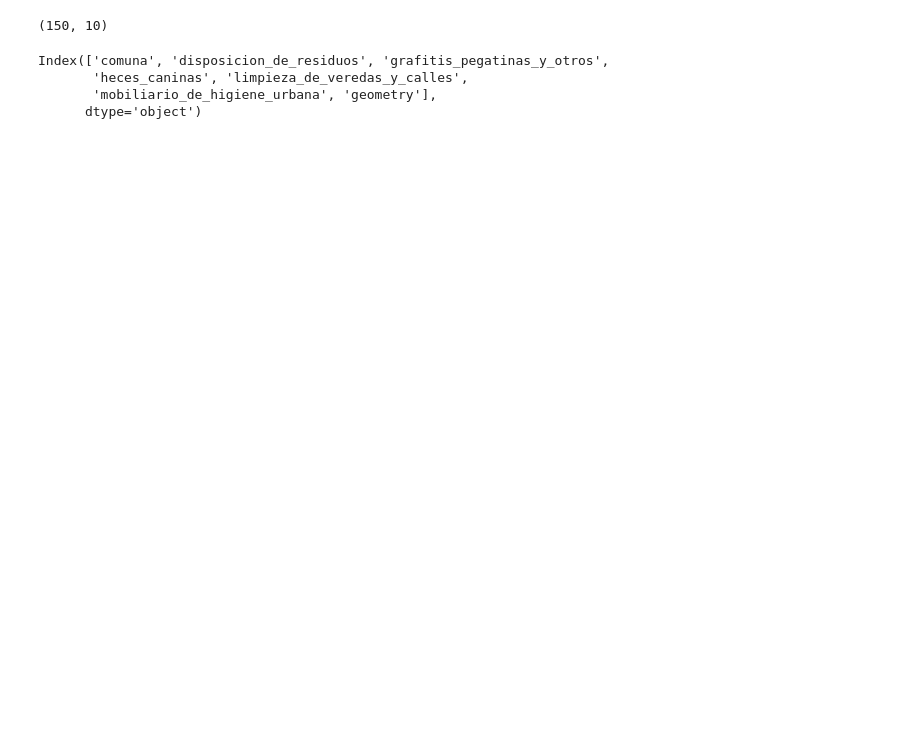
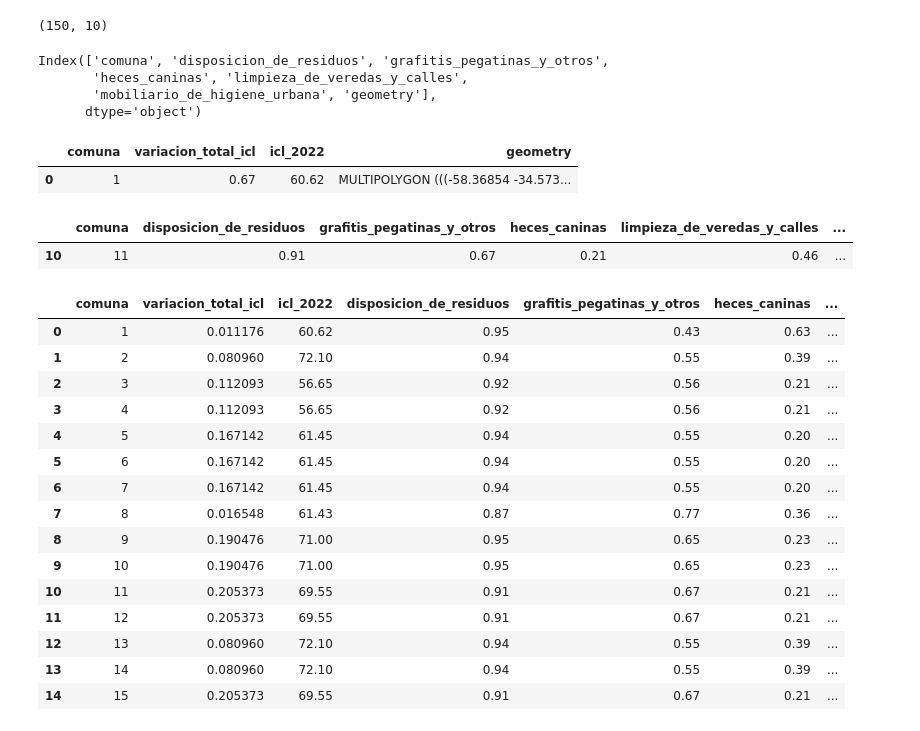
Before and after one commit to juanseh238/comuna-tracker, a Jupyter notebook: 05_analisis_recoleccion_basura.ipynb, the cells around one changed output. Saved outputs shown, nothing was run; the diff lists cells and outputs as text; code cells hidden in the pictures; blank space fills up the shorter version.

Commit message:
added ICL and variacion ICL.

```diff
--- a/05_analisis_recoleccion_basura.ipynb
+++ b/05_analisis_recoleccion_basura.ipynb
@@ -508,3 +517,34 @@ Index(['comuna', 'disposicion_de_residuos', 'grafitis_pegatinas_y_otros',
        'heces_caninas', 'limpieza_de_veredas_y_calles',
        'mobiliario_de_higiene_urbana', 'geometry'],
       dtype='object')
+# %%
+agged_tendencias_icl.sample()
+# %% [output]
+|  | comuna | variacion_total_icl | icl_2022 | geometry |
+| 0 | 1 | 0.67 | 60.62 | MULTIPOLYGON (((-58.36854 -34.573... |
+# %%
+reshaped_cumpliemiento_med_nivel.sample()
+# %% [output]
+|  | comuna | disposicion_de_residuos | grafitis_pegatinas_y_otros | heces_caninas | limpieza_de_veredas_y_calles | ... |
+| 10 | 11 | 0.91 | 0.67 | 0.21 | 0.46 | ... |
+# %%
+agged_basura_comunas = agged_tendencias_icl.merge(reshaped_cumpliemiento_med_nivel, on="comuna")
+agged_basura_comunas = gpd.GeoDataFrame(agged_basura_comunas, geometry="geometry")
+agged_basura_comunas
+# %% [output]
+|  | comuna | variacion_total_icl | icl_2022 | disposicion_de_residuos | grafitis_pegatinas_y_otros | heces_caninas | ... |
+| 0 | 1 | 0.011176 | 60.62 | 0.95 | 0.43 | 0.63 | ... |
+| 1 | 2 | 0.080960 | 72.10 | 0.94 | 0.55 | 0.39 | ... |
+| 2 | 3 | 0.112093 | 56.65 | 0.92 | 0.56 | 0.21 | ... |
+| 3 | 4 | 0.112093 | 56.65 | 0.92 | 0.56 | 0.21 | ... |
+| 4 | 5 | 0.167142 | 61.45 | 0.94 | 0.55 | 0.20 | ... |
+| 5 | 6 | 0.167142 | 61.45 | 0.94 | 0.55 | 0.20 | ... |
+| 6 | 7 | 0.167142 | 61.45 | 0.94 | 0.55 | 0.20 | ... |
+| 7 | 8 | 0.016548 | 61.43 | 0.87 | 0.77 | 0.36 | ... |
+| 8 | 9 | 0.190476 | 71.00 | 0.95 | 0.65 | 0.23 | ... |
+| 9 | 10 | 0.190476 | 71.00 | 0.95 | 0.65 | 0.23 | ... |
+| 10 | 11 | 0.205373 | 69.55 | 0.91 | 0.67 | 0.21 | ... |
+| 11 | 12 | 0.205373 | 69.55 | 0.91 | 0.67 | 0.21 | ... |
+| 12 | 13 | 0.080960 | 72.10 | 0.94 | 0.55 | 0.39 | ... |
+| 13 | 14 | 0.080960 | 72.10 | 0.94 | 0.55 | 0.39 | ... |
+| 14 | 15 | 0.205373 | 69.55 | 0.91 | 0.67 | 0.21 | ... |
```
Also changed, not shown: parts of 19 cells of this notebook, 3 other files.
